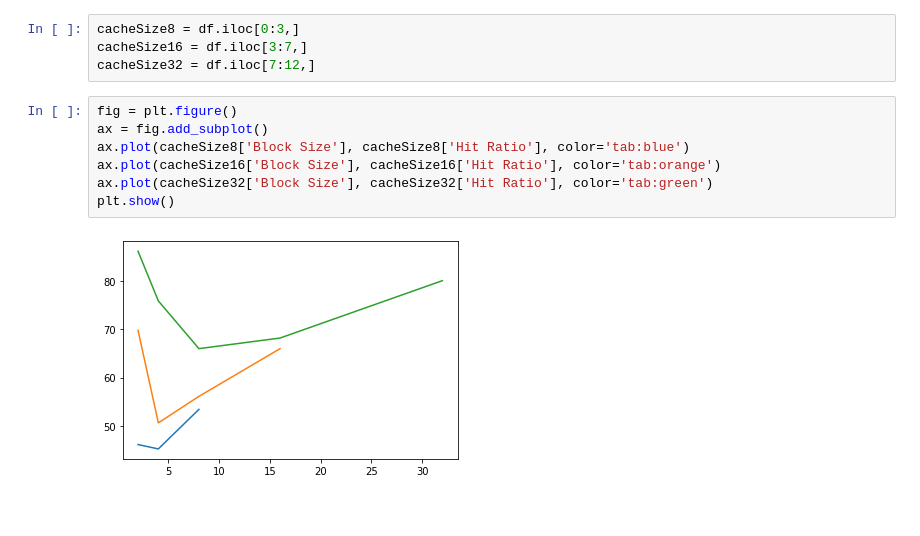
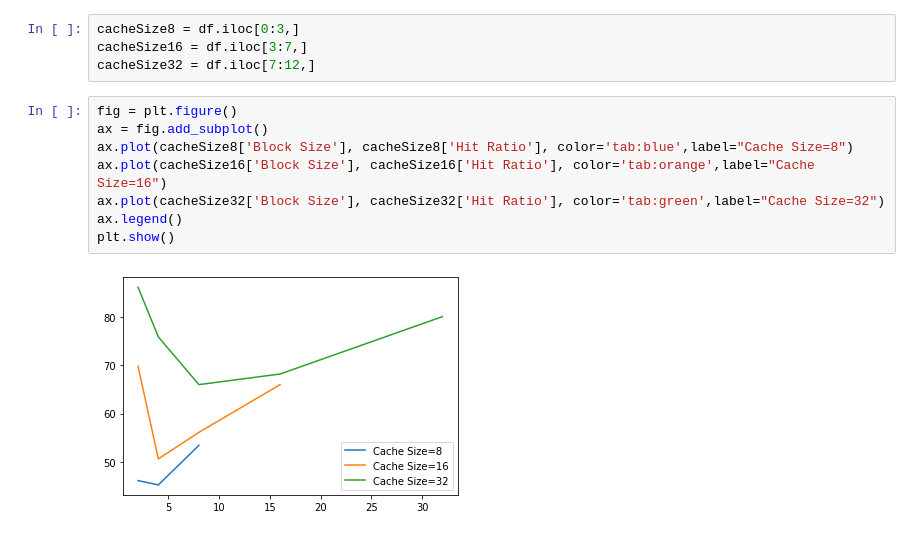
Before and after one commit to anshumanchaurasiavns/Coss_Assignment, a Jupyter notebook: GraphAssociative.ipynb, the cells around one changed output. Saved outputs shown, nothing was run; the diff lists cells and outputs as text.

Commit message:
Graph f Associative Replacement Algorithm

```diff
--- a/GraphAssociative.ipynb
+++ b/GraphAssociative.ipynb
@@ -25,9 +25,10 @@ cacheSize32 = df.iloc[7:12,]
 # %%
 fig = plt.figure()
 ax = fig.add_subplot()
-ax.plot(cacheSize8['Block Size'], cacheSize8['Hit Ratio'], color='tab:blue')
-ax.plot(cacheSize16['Block Size'], cacheSize16['Hit Ratio'], color='tab:orange')
-ax.plot(cacheSize32['Block Size'], cacheSize32['Hit Ratio'], color='tab:green')
+ax.plot(cacheSize8['Block Size'], cacheSize8['Hit Ratio'], color='tab:blue',label="Cache Size=8")
+ax.plot(cacheSize16['Block Size'], cacheSize16['Hit Ratio'], color='tab:orange',label="Cache Size=16")
+ax.plot(cacheSize32['Block Size'], cacheSize32['Hit Ratio'], color='tab:green',label="Cache Size=32")
+ax.legend()
 plt.show()
 # %% [output]
-[figure, old version]
+[figure, new version]
```
Also changed, not shown: 3 other files.
